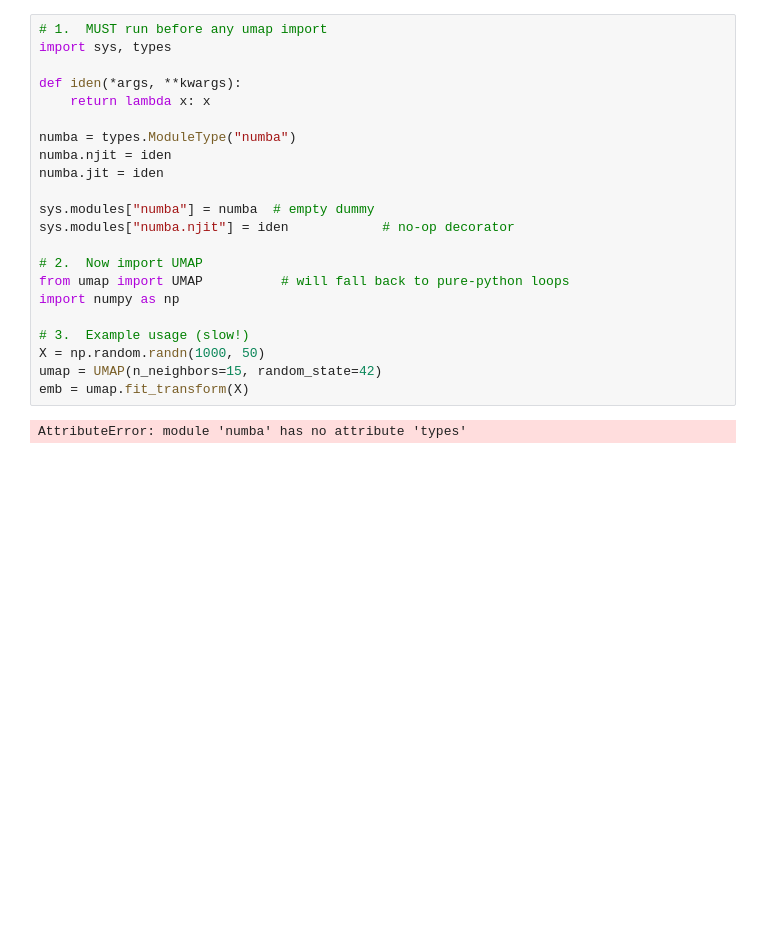
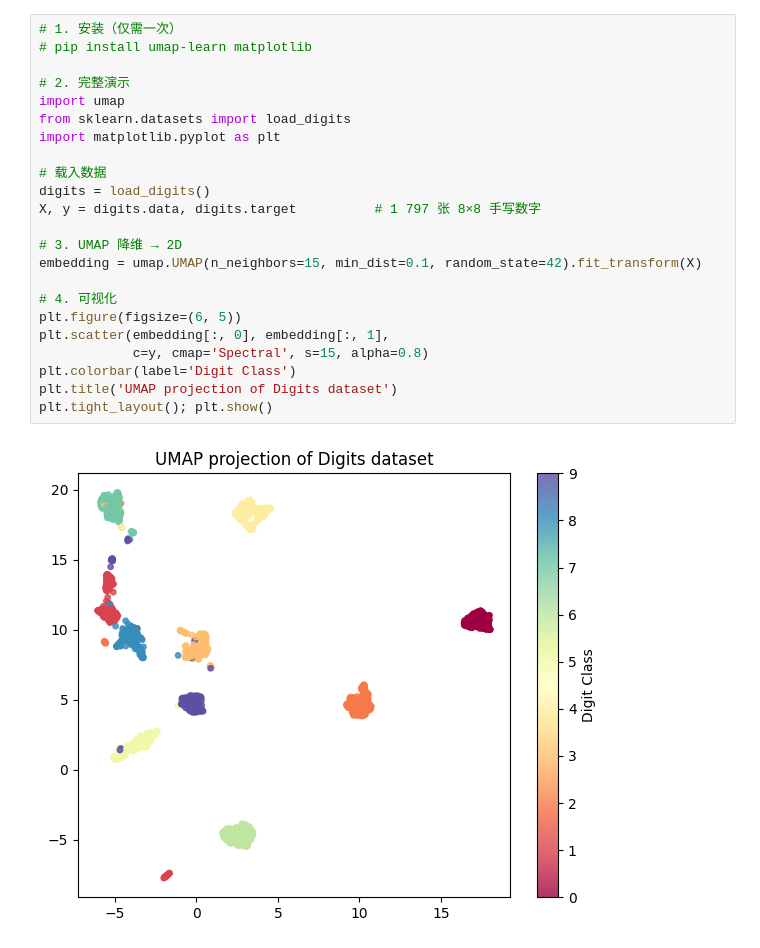
Before and after one commit to congfeng4/Higashi, a Jupyter notebook: tutorials/umap_demo.ipynb, the cells around one changed output. Drawn from its saved outputs; the diff is of its cells as text; blank space fills up the shorter version.

Commit message:
Fix umap demo on python 3.9
Need to find Hic data with gnd.

```diff
--- a/tutorials/umap_demo.ipynb
+++ b/tutorials/umap_demo.ipynb
@@ -1,24 +1,25 @@
-# %%
-# 1.  MUST run before any umap import
-import sys, types
-
-def iden(*args, **kwargs):
-    return lambda x: x
-
-numba = types.ModuleType("numba")
-numba.njit = iden
-numba.jit = iden
-
-sys.modules["numba"] = numba  # empty dummy
-sys.modules["numba.njit"] = iden            # no-op decorator
-
-# 2.  Now import UMAP
-from umap import UMAP          # will fall back to pure-python loops
-import numpy as np
-
-# 3.  Example usage (slow!)
-X = np.random.randn(1000, 50)
-umap = UMAP(n_neighbors=15, random_state=42)
-emb = umap.fit_transform(X)
-# %% [output]
-AttributeError: module 'numba' has no attribute 'types'
+# %%
+# 1. 安装（仅需一次）
+# pip install umap-learn matplotlib
+
+# 2. 完整演示
+import umap
+from sklearn.datasets import load_digits
+import matplotlib.pyplot as plt
+
+# 载入数据
+digits = load_digits()
+X, y = digits.data, digits.target          # 1 797 张 8×8 手写数字
+
+# 3. UMAP 降维 → 2D
+embedding = umap.UMAP(n_neighbors=15, min_dist=0.1, random_state=42).fit_transform(X)
+
+# 4. 可视化
+plt.figure(figsize=(6, 5))
+plt.scatter(embedding[:, 0], embedding[:, 1],
+            c=y, cmap='Spectral', s=15, alpha=0.8)
+plt.colorbar(label='Digit Class')
+plt.title('UMAP projection of Digits dataset')
+plt.tight_layout(); plt.show()
+# %% [output]
+[figure, added]
```
Also changed, not shown: 3 other files.
